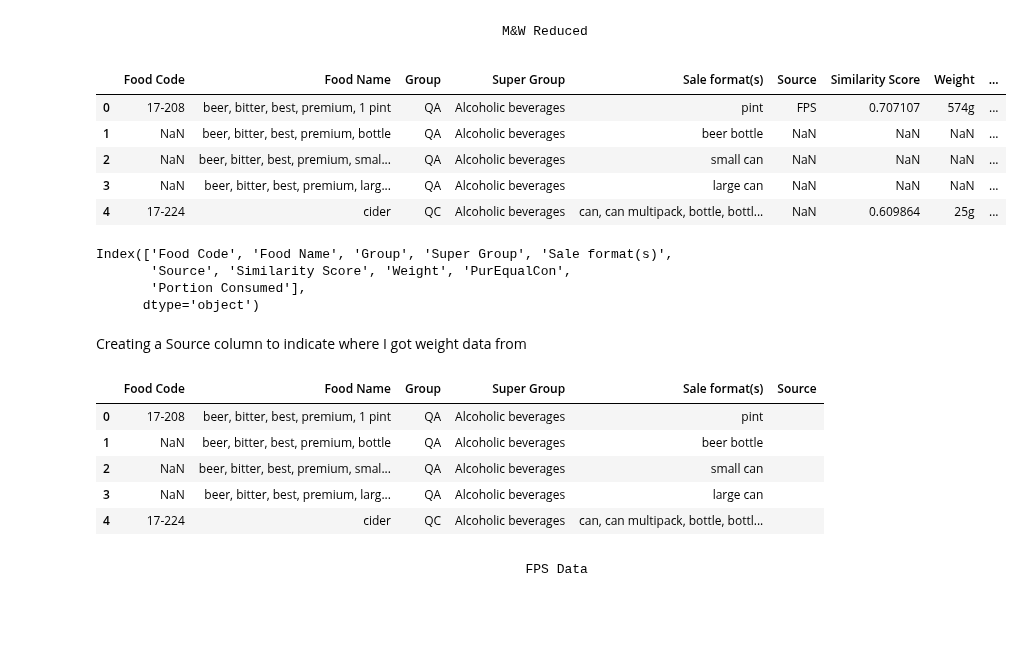
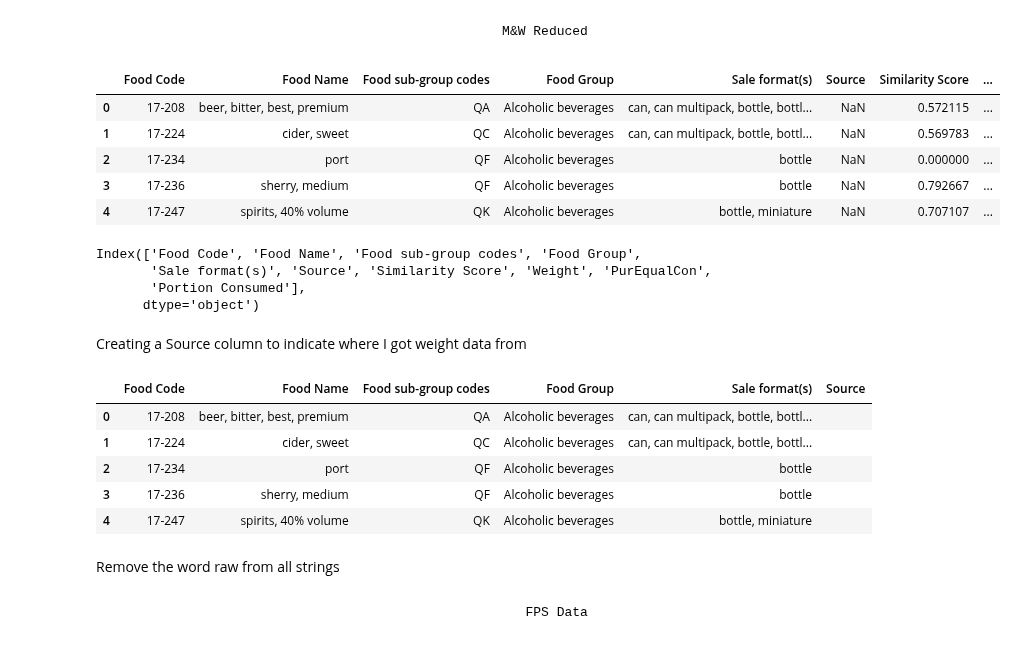
Before and after one commit to elliotkarikari/Product_Weight_Project, a Jupyter notebook: Jupter_notebooks/Data_Product/7. Final - Matching Algorithm.ipynb, the cells around one changed output. Cells and saved outputs as stored; diff of their text form; code cells hidden in the pictures; blank space fills up the shorter version.

```diff
--- a/Jupter_notebooks/Data_Product/7. Final - Matching Algorithm.ipynb
+++ b/Jupter_notebooks/Data_Product/7. Final - Matching Algorithm.ipynb
@@ -19,22 +19,21 @@ from sklearn.metrics.pairwise import cosine_similarity
                                                       M&W Reduced
 # %%
 #pd.set_option('display.max_rows', None)
-redFood = pd.read_csv(r"C:\Users\medekar\Desktop\Product_Weight_Project\Data\Processed\ReducedwithWeights\dataproduct.csv")
-redFood.rename(columns={'Super Group':'SuperGroup'})
+redFood = pd.read_csv(r"C:\Users\medekar\Desktop\Product_Weight_Project\Data\Processed\ReducedwithWeights\dataproduct.csv", index_col=0)
 redFood['Food Name'] = redFood['Food Name'].str.lower()
 redFood.head()
 # %% [output]
-|  | Food Code | Food Name | Group | Super Group | Sale format(s) | Source | Similarity Score | Weight | ... |
-| 0 | 17-208 | beer, bitter, best, premium, 1 pint | QA | Alcoholic beverages | pint | FPS | 0.707107 | 574g | ... |
-| 1 | NaN | beer, bitter, best, premium, bottle | QA | Alcoholic beverages | beer bottle | NaN | NaN | NaN | ... |
-| 2 | NaN | beer, bitter, best, premium, smal... | QA | Alcoholic beverages | small can | NaN | NaN | NaN | ... |
-| 3 | NaN | beer, bitter, best, premium, larg... | QA | Alcoholic beverages | large can | NaN | NaN | NaN | ... |
-| 4 | 17-224 | cider | QC | Alcoholic beverages | can, can multipack, bottle, bottl... | NaN | 0.609864 | 25g | ... |
+|  | Food Code | Food Name | Food sub-group codes | Food Group | Sale format(s) | Source | Similarity Score | ... |
+| 0 | 17-208 | beer, bitter, best, premium | QA | Alcoholic beverages | can, can multipack, bottle, bottl... | NaN | 0.572115 | ... |
+| 1 | 17-224 | cider, sweet | QC | Alcoholic beverages | can, can multipack, bottle, bottl... | NaN | 0.569783 | ... |
+| 2 | 17-234 | port | QF | Alcoholic beverages | bottle | NaN | 0.000000 | ... |
+| 3 | 17-236 | sherry, medium | QF | Alcoholic beverages | bottle | NaN | 0.792667 | ... |
+| 4 | 17-247 | spirits, 40% volume | QK | Alcoholic beverages | bottle, miniature | NaN | 0.707107 | ... |
 # %%
 redFood.columns
 # %% [output]
-Index(['Food Code', 'Food Name', 'Group', 'Super Group', 'Sale format(s)',
-       'Source', 'Similarity Score', 'Weight', 'PurEqualCon',
+Index(['Food Code', 'Food Name', 'Food sub-group codes', 'Food Group',
+       'Sale format(s)', 'Source', 'Similarity Score', 'Weight', 'PurEqualCon',
        'Portion Consumed'],
       dtype='object')
 # %%
@@ -47,12 +46,14 @@ redFood['Source'] = ' '
 # %%
 redFood.head()
 # %% [output]
-|  | Food Code | Food Name | Group | Super Group | Sale format(s) | Source |
-| 0 | 17-208 | beer, bitter, best, premium, 1 pint | QA | Alcoholic beverages | pint |  |
-| 1 | NaN | beer, bitter, best, premium, bottle | QA | Alcoholic beverages | beer bottle |  |
-| 2 | NaN | beer, bitter, best, premium, smal... | QA | Alcoholic beverages | small can |  |
-| 3 | NaN | beer, bitter, best, premium, larg... | QA | Alcoholic beverages | large can |  |
-| 4 | 17-224 | cider | QC | Alcoholic beverages | can, can multipack, bottle, bottl... |  |
+|  | Food Code | Food Name | Food sub-group codes | Food Group | Sale format(s) | Source |
+| 0 | 17-208 | beer, bitter, best, premium | QA | Alcoholic beverages | can, can multipack, bottle, bottl... |  |
+| 1 | 17-224 | cider, sweet | QC | Alcoholic beverages | can, can multipack, bottle, bottl... |  |
+| 2 | 17-234 | port | QF | Alcoholic beverages | bottle |  |
+| 3 | 17-236 | sherry, medium | QF | Alcoholic beverages | bottle |  |
+| 4 | 17-247 | spirits, 40% volume | QK | Alcoholic beverages | bottle, miniature |  |
+# %% [markdown]
+Remove the word raw from all strings
 # %%
 redFood['Food Name'] = redFood['Food Name'].str.replace(r'\braw\b', '', case=False).str.strip()
 # %% [markdown]
```
Also changed, not shown: parts of 9 cells of this notebook, 12 other files.
